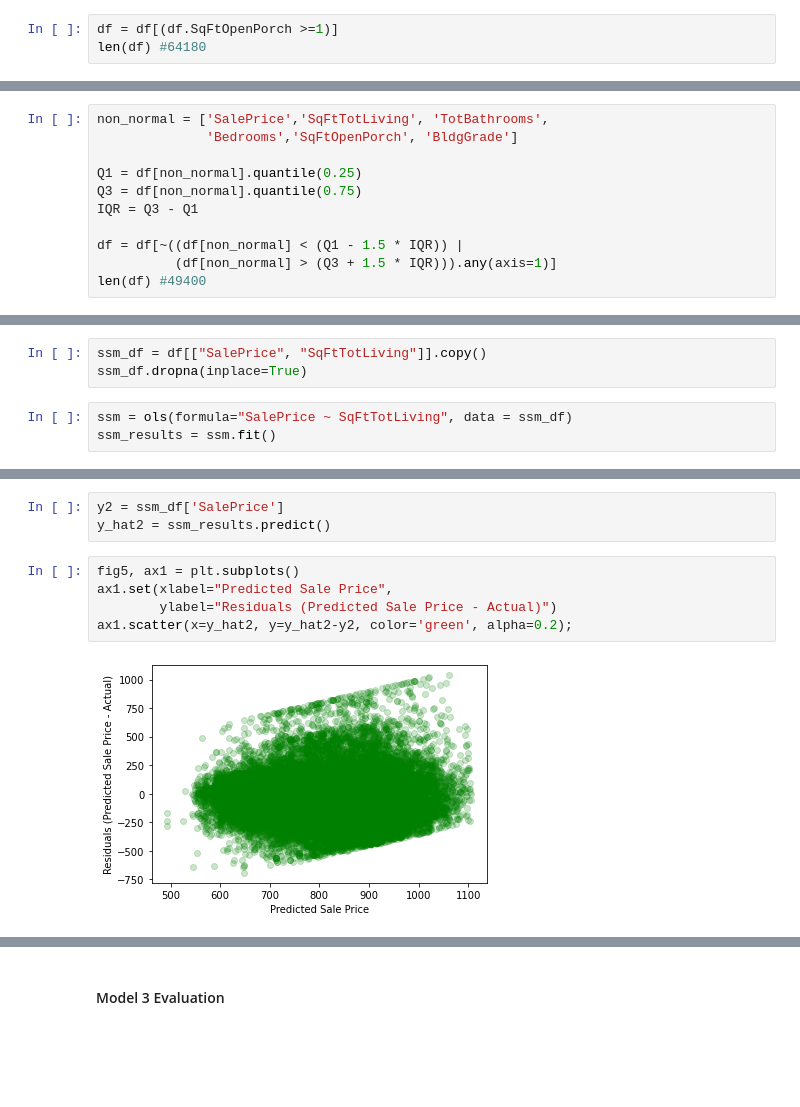
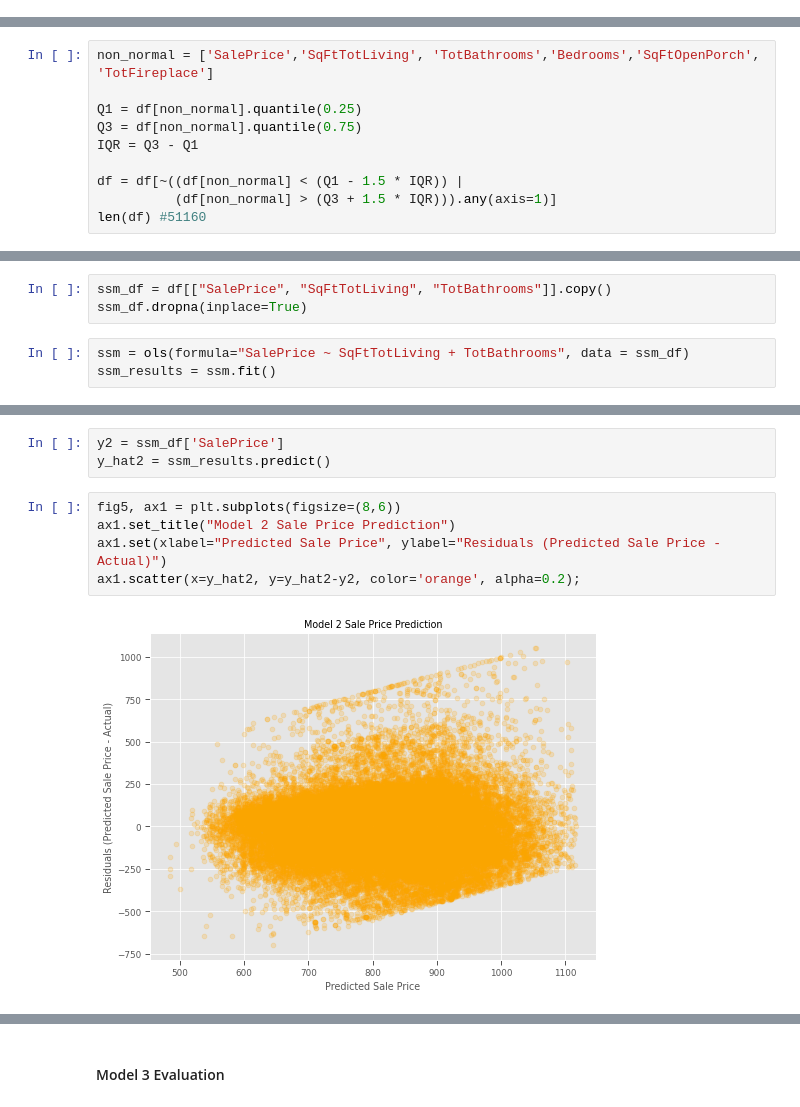
Before and after one commit to smartbre/110920-pt-phase-2-project, a Jupyter notebook: notebooks/exploratory/Exploratory.ipynb, the cells around one changed output, grey strips where cells are left out. Drawn from its saved outputs; the diff is of its cells as text; blank space fills up the shorter version.

```diff
--- a/notebooks/exploratory/Exploratory.ipynb
+++ b/notebooks/exploratory/Exploratory.ipynb
@@ -180,6 +183,3 @@ df = df[(df.Bedrooms >=1)]
 len(df) #65462
 # %% [output]
 65462
-# %%
-df = df[(df.SqFtOpenPorch >=1)]
-len(df) #64180
@@ -188,6 +186,5 @@ len(df) #64180
 # %%
-non_normal = ['SalePrice','SqFtTotLiving', 'TotBathrooms',
-              'Bedrooms','SqFtOpenPorch', 'BldgGrade']
+non_normal = ['SalePrice','SqFtTotLiving', 'TotBathrooms','Bedrooms','SqFtOpenPorch', 'TotFireplace']
 
 Q1 = df[non_normal].quantile(0.25)
 Q3 = df[non_normal].quantile(0.75)
@@ -195,5 +192,5 @@ IQR = Q3 - Q1
 
 df = df[~((df[non_normal] < (Q1 - 1.5 * IQR)) |
           (df[non_normal] > (Q3 + 1.5 * IQR))).any(axis=1)]
-len(df) #49400
+len(df) #51160
 # %% [output]
@@ -231,8 +226,8 @@ The Pairplot visualizes the correlation between the selected variables. While no
 # %%
-ssm_df = df[["SalePrice", "SqFtTotLiving"]].copy()
+ssm_df = df[["SalePrice", "SqFtTotLiving", "TotBathrooms"]].copy()
 ssm_df.dropna(inplace=True)
 # %%
-ssm = ols(formula="SalePrice ~ SqFtTotLiving", data = ssm_df)
+ssm = ols(formula="SalePrice ~ SqFtTotLiving + TotBathrooms", data = ssm_df)
 ssm_results = ssm.fit()
 # %%
 ssm_results.summary()
@@ -285,10 +281,10 @@ This can be visualized using the predicted SalePrice vs the residuals.
 y2 = ssm_df['SalePrice']
 y_hat2 = ssm_results.predict()
 # %%
-fig5, ax1 = plt.subplots()
-ax1.set(xlabel="Predicted Sale Price",
-        ylabel="Residuals (Predicted Sale Price - Actual)")
-ax1.scatter(x=y_hat2, y=y_hat2-y2, color='green', alpha=0.2);
+fig5, ax1 = plt.subplots(figsize=(8,6))
+ax1.set_title("Model 2 Sale Price Prediction")
+ax1.set(xlabel="Predicted Sale Price", ylabel="Residuals (Predicted Sale Price - Actual)")
+ax1.scatter(x=y_hat2, y=y_hat2-y2, color='orange', alpha=0.2);
 # %% [output]
-[figure, old version]
+[figure, new version]
 # %%
```
Also changed, not shown: parts of 62 cells of this notebook, 8 other files.
